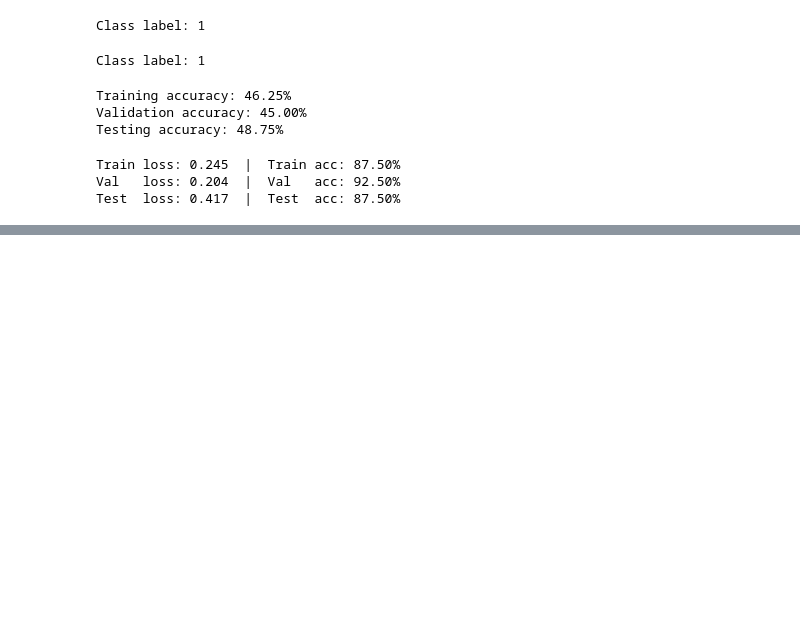
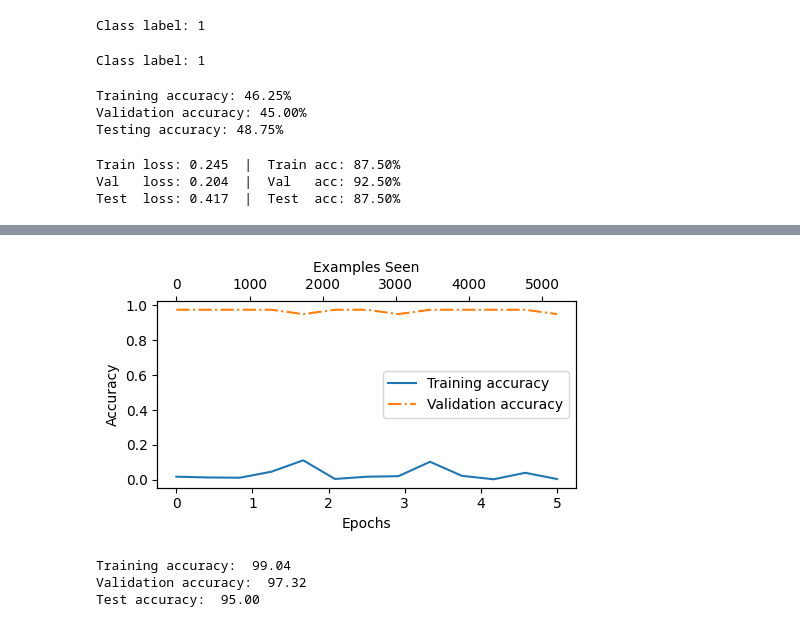
Before and after one commit to DeeKay3745/LargeLanguageModel, a Jupyter notebook: classificationfinetuning.ipynb, the cells around one changed output, grey strips where cells are left out. Saved outputs shown, nothing was run; the diff lists cells and outputs as text; code cells hidden in the pictures; blank space fills up the shorter version.

```diff
--- a/classificationfinetuning.ipynb
+++ b/classificationfinetuning.ipynb
@@ -463,0 +487,18 @@ Training completed in  4.36 minutes
+# %%
+epochs_tensor = torch.linspace(0, num_epochs, len(train_accs))
+example_seen_tensor = torch.linspace(0, example_seen, len(train_accs))
+plot_values(epochs_tensor, example_seen_tensor, train_accs, val_accs, label="accuracy")
+# %% [output]
+[figure, added]
+# %%
+train_accuracy = calc_accuracy_loader(train_loader, model, device)
+val_accuracy = calc_accuracy_loader(val_loader, model, device)
+test_accuracy = calc_accuracy_loader(test_loader, model, device)
+
+print(f"Training accuracy: {train_accuracy*100: .2f}")
+print(f"Validation accuracy: {val_accuracy*100: .2f}")
+print(f"Test accuracy: {test_accuracy*100: .2f}")
+# %% [output]
+Training accuracy:  99.04
+Validation accuracy:  97.32
+Test accuracy:  95.00
```
Also changed, not shown: parts of 2 cells of this notebook, 2 other files.
